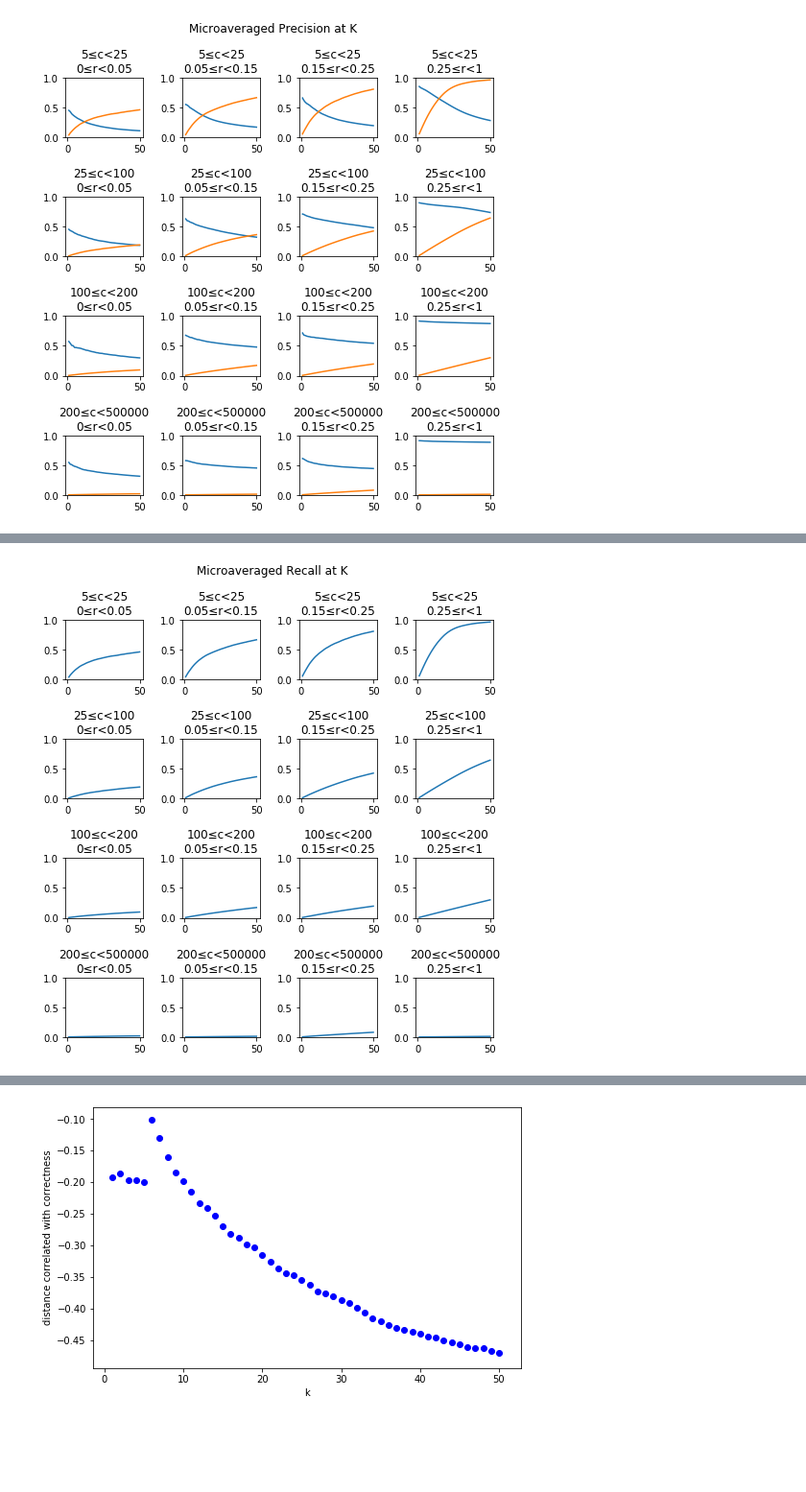
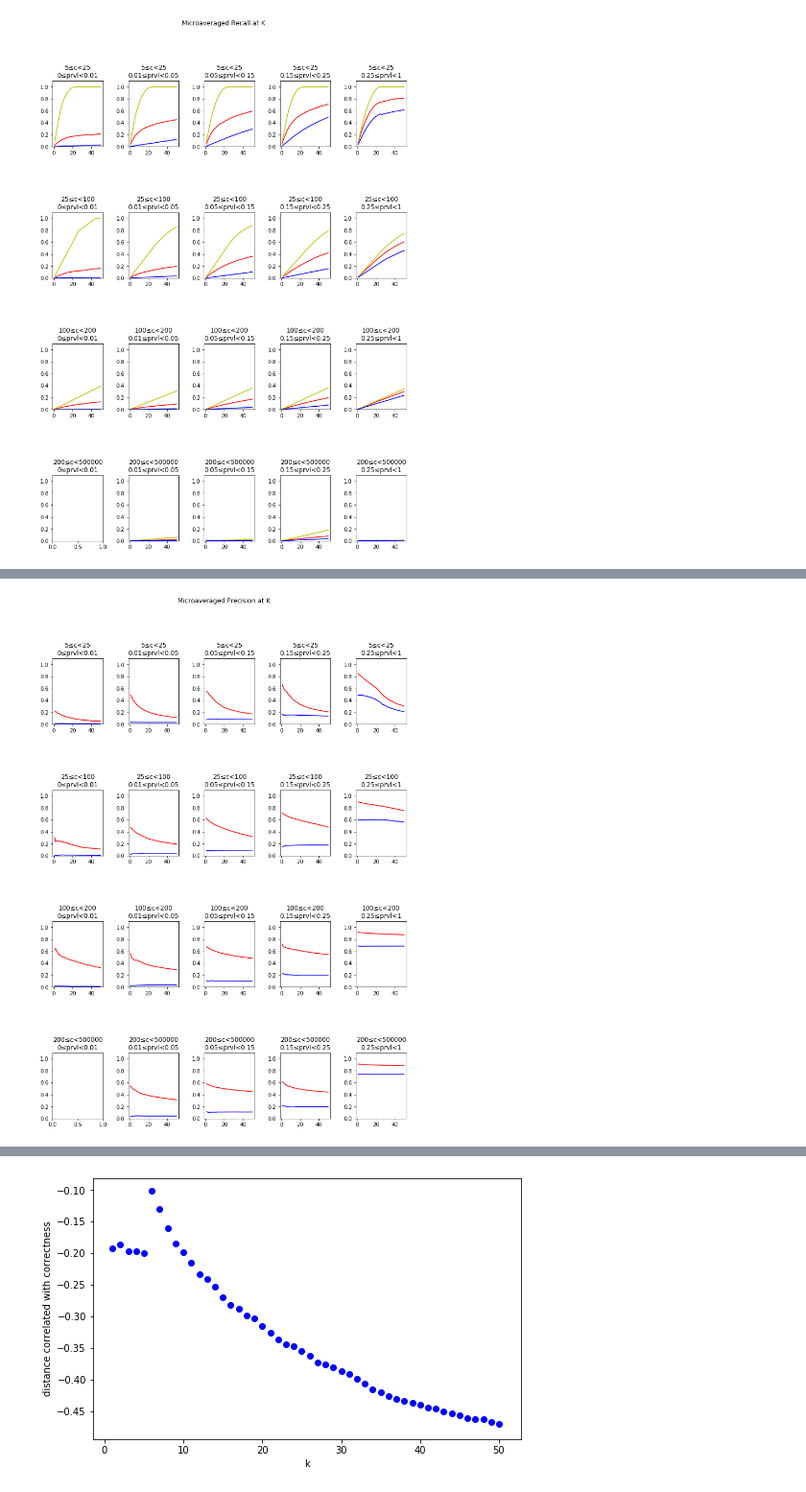
Before and after one commit to lgessler/bert-has-uncommon-sense, a Jupyter notebook: notebooks/ontonotes_analysis.ipynb, the cells around one changed output, grey strips where cells are left out. Shown: that part at 96% size. Cells and saved outputs as stored; diff of their text form; code cells hidden in the pictures; blank space fills up the shorter version.

Commit message:
implement random ranker baseline, fix metrics

```diff
--- a/notebooks/ontonotes_analysis.ipynb
+++ b/notebooks/ontonotes_analysis.ipynb
@@ -13,12 +13,13 @@ K_RANGE = range(5,55,5)
 def read_score(min_train_freq, max_train_freq, min_rarity, max_rarity, eval, metric='cosine', model='bert-base-cased'):
     filepath=f'../cache/ontonotes_{metric}_predictions/{model}-{min_train_freq}to{max_train_freq}-{min_rarity}to{max_rarity}.pkl.{eval}'
     if not os.path.isfile(filepath):
-        raise Exception(f"{filepath} does not exist")
+        print("WARNING: not found: ", filepath)
+        return None
     return pickle_read(filepath)
 
 def read_data(metric, model='bert-base-cased'):
     data = pd.read_csv(f'../cache/ontonotes_{metric}_predictions/{model}.tsv', sep='\t')
     return data
 
-cosine_data = read_data('cosine')
-cosine_data.keys()
+#cosine_data = read_data('cosine')
+#cosine_data.keys()
@@ -71,8 +64,9 @@ def plot_p_vs_k(p_at_k_dict, p_at_k_dict_2=None, key='synset'):
         ax.scatter(x=k, y=scores, c=scores, marker='x')
     plt.show()
 
-def plot_p_vs_k_grid(p_at_k_dict_2=None, key='synset', evals=['rec']):
-    fig, axs = plt.subplots(4,4,figsize=(8,8))
+
+def plot_p_vs_k_grid(p_at_k_dict_2=None, key='synset', evals=['rec'], metric='cosine'):
+    fig, axs = plt.subplots(4,5,figsize=(12,16))
     plt.subplots_adjust(hspace=1.0, wspace=0.5)
     fig.suptitle("Microaveraged " + ("Recall" if evals[0]=='rec'
                   else "Oracle Recall" if evals[0]=='orec'
@@ -81,21 +75,37 @@ def plot_p_vs_k_grid(p_at_k_dict_2=None, key='synset', evals=['rec']):
 
     i = 0
     for min_train_freq, max_train_freq in [[5,25], [25,100], [100,200], [200, 500000]]:
-        for min_rarity, max_rarity in [[0,0.05], [0.05,0.15], [0.15,0.25], [0.25,1]]:
-            ax = axs[i//4][i%4]
+        for min_rarity, max_rarity in [[0,0.01], [0.01,0.05], [0.05,0.15], [0.15,0.25], [0.25,1]]:
+            ax = axs[i//5][i%5]
             i += 1
-            ax.set_title(f'{min_train_freq}≤c<{max_train_freq}\n{min_rarity}≤r<{max_rarity}')
+            ax.set_title(f'{min_train_freq}≤c<{max_train_freq}\n{min_rarity}≤prvl<{max_rarity}')
             #ax.set_ylim(0.2, 0.8)
-            ax.set_ylim(0, 1)
+            ax.set_ylim(0, 1.1)
 
-            for eval in evals:
-                scores = read_score(eval=eval, min_train_freq=min_train_freq, max_train_freq=max_train_freq, min_rarity=min_rarity, max_rarity=max_rarity)
-                k, scores = list(zip(*scores.items()))
-                scores = [x[key] for x in scores]
-                k = list(k)
-                #ax.scatter(x=k, y=scores, c=scores)
-                ax.plot(k, scores)
-                #ax.scatter(k, scores, 'bo')
+            for metric_ in [metric, 'baseline']:
+                for eval in evals:
+                    if eval == 'orec' and metric_ == 'baseline':
+                        continue
+                    scores = read_score(
+                        eval=eval,
+                        min_train_freq=min_train_freq,
+                        max_train_freq=max_train_freq,
+                        min_rarity=min_rarity,
+                        max_rarity=max_rarity,
+                        metric=metric_
+                    )
+                    if scores is None:
+                        continue
+                    k, scores = list(zip(*scores.items()))
+                    scores = [x[key] for x in scores]
+                    k = list(k)
+                    #ax.scatter(x=k, y=scores, c=scores)
+                    ax.plot(k, scores,
+                            'y-' if eval=='orec' else
+                            'b' if metric_ == 'baseline' else
+                            'g' if metric_ == 'rec'
+                           else 'r')
+                    #ax.scatter(k, scores, 'bo')
     plt.show()
 
 #score = read_score(
@@ -104,9 +114,8 @@ def plot_p_vs_k_grid(p_at_k_dict_2=None, key='synset', evals=['rec']):
 #    eval='prec'
 #)
 #plot_p_vs_k(score, key='synset')
-plot_p_vs_k_grid(key='label', evals=['prec','rec'])
-plot_p_vs_k_grid(key='label', evals=['rec'])
+#plot_p_vs_k_grid(key='label', evals=['prec','rec'])
+plot_p_vs_k_grid(key='label', evals=['rec', 'orec'])
 plot_p_vs_k_grid(key='label', evals=['prec'])
-plot_p_vs_k_grid(key='label', evals=['orec', 'rec'])
 #score
 # %% [output]
@@ -113 +125 @@ plot_p_vs_k_grid(key='label', evals=['orec', 'rec'])
-[figure, old version]
+[figure, new version]
@@ -114 +128 @@ plot_p_vs_k_grid(key='label', evals=['orec', 'rec'])
-[figure, old version]
+[figure, new version]
```
Also changed, not shown: parts of 2 cells of this notebook, 2 other files.
